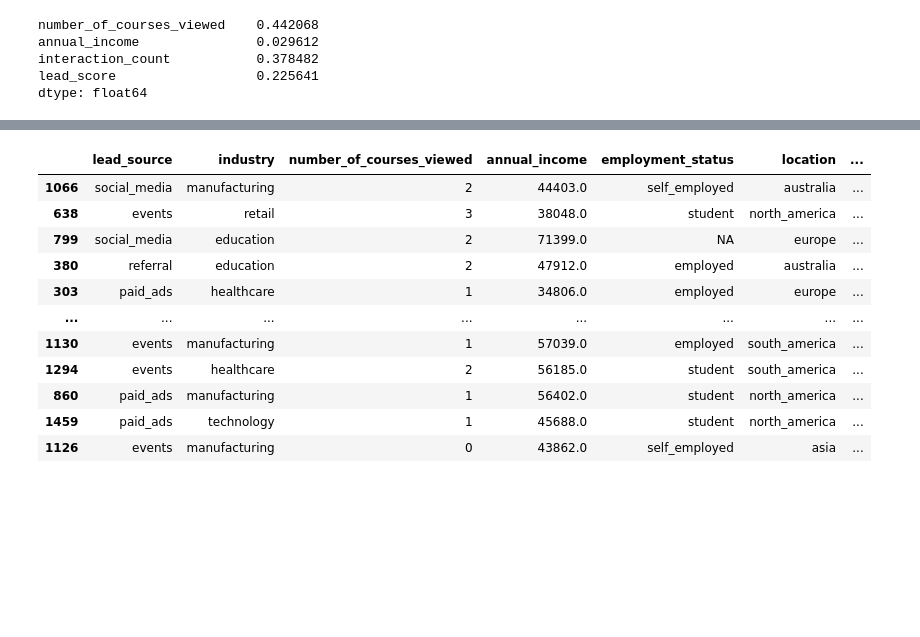
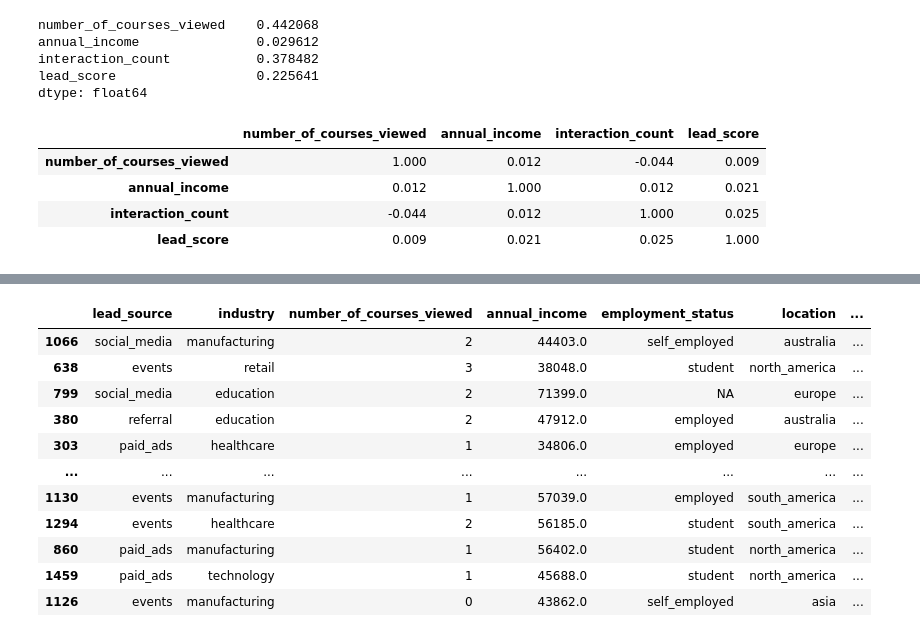
Before and after one commit to ramires666/machine-learning-zoomcamp-homework, a Jupyter notebook: 03-classification/03-homework.ipynb, the cells around one changed output, grey strips where cells are left out. Saved outputs shown, nothing was run; the diff lists cells and outputs as text; code cells hidden in the pictures; blank space fills up the shorter version.

```diff
--- a/03-classification/03-homework.ipynb
+++ b/03-classification/03-homework.ipynb
@@ -200,5 +200,17 @@ annual_income               0.029612
 interaction_count           0.378482
 lead_score                  0.225641
 dtype: float64
+# %%
+import pprint
+correlation_matrix = df_full_train[numeric_columns].corr()
+styled_corr = correlation_matrix.style.background_gradient(cmap='coolwarm', vmin=-1, vmax=1).format(precision=3)
+
+styled_corr
+# %% [output]
+|  | number_of_courses_viewed | annual_income | interaction_count | lead_score |
+| number_of_courses_viewed | 1.000 | 0.012 | -0.044 | 0.009 |
+| annual_income | 0.012 | 1.000 | 0.012 | 0.021 |
+| interaction_count | -0.044 | 0.012 | 1.000 | 0.025 |
+| lead_score | 0.009 | 0.021 | 0.025 | 1.000 |
 # %% [markdown]
 ## Question 3
```
Also changed, not shown: parts of 17 cells of this notebook, 1 other file.
